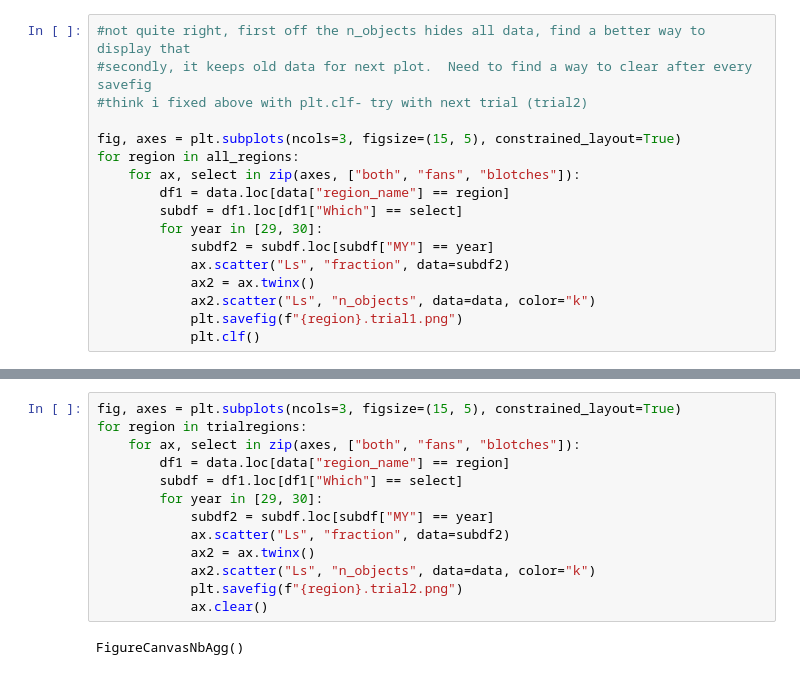
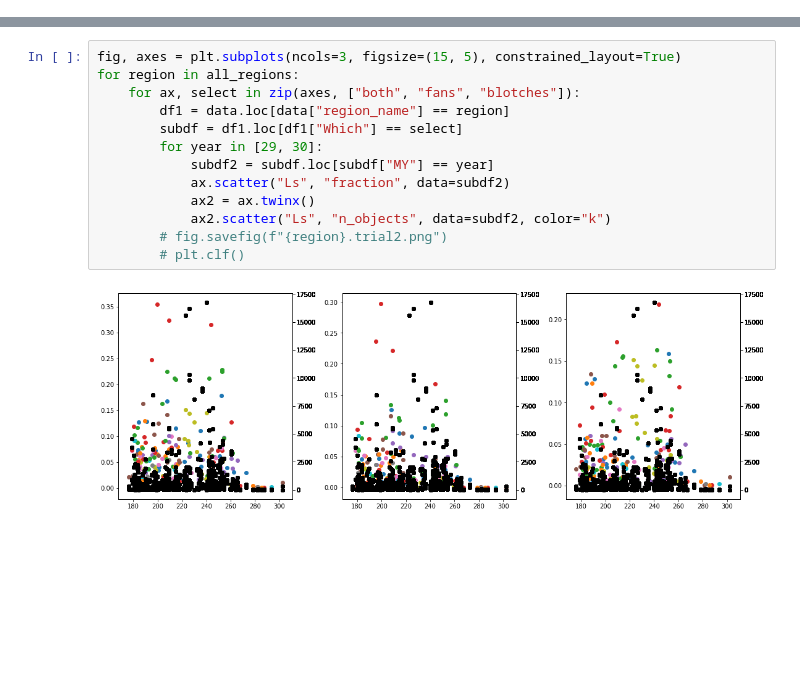
Before and after one commit to zalfalah/Honors, a Jupyter notebook: Plotting Fractional Coverage.ipynb, the cells around one changed output, grey strips where cells are left out. Cells and saved outputs as stored; diff of their text form; blank space fills up the shorter version.

```diff
--- a/Plotting Fractional Coverage.ipynb
+++ b/Plotting Fractional Coverage.ipynb
@@ -101,18 +104 @@ FigureCanvasNbAgg()
 [interactive output not drawn]
-# %%
-#not quite right, first off the n_objects hides all data, find a better way to display that
-#secondly, it keeps old data for next plot.  Need to find a way to clear after every savefig
-#think i fixed above with plt.clf- try with next trial (trial2)
-
-fig, axes = plt.subplots(ncols=3, figsize=(15, 5), constrained_layout=True)
-for region in all_regions:
-    for ax, select in zip(axes, ["both", "fans", "blotches"]):
-        df1 = data.loc[data["region_name"] == region]
-        subdf = df1.loc[df1["Which"] == select]
-        for year in [29, 30]:
-            subdf2 = subdf.loc[subdf["MY"] == year]
-            ax.scatter("Ls", "fraction", data=subdf2)
-            ax2 = ax.twinx()
-            ax2.scatter("Ls", "n_objects", data=data, color="k")
-            plt.savefig(f"{region}.trial1.png")
-            plt.clf()
@@ -127,17 +161,17 @@ trialregions
 [interactive output not drawn]
 # %%
 fig, axes = plt.subplots(ncols=3, figsize=(15, 5), constrained_layout=True)
-for region in trialregions:
+for region in all_regions:
     for ax, select in zip(axes, ["both", "fans", "blotches"]):
         df1 = data.loc[data["region_name"] == region]
         subdf = df1.loc[df1["Which"] == select]
         for year in [29, 30]:
             subdf2 = subdf.loc[subdf["MY"] == year]
             ax.scatter("Ls", "fraction", data=subdf2)
             ax2 = ax.twinx()
-            ax2.scatter("Ls", "n_objects", data=data, color="k")
-            plt.savefig(f"{region}.trial2.png")
-            ax.clear()
+            ax2.scatter("Ls", "n_objects", data=subdf2, color="k")
+        # fig.savefig(f"{region}.trial2.png")
+        # plt.clf()
 # %% [output]
-FigureCanvasNbAgg()
+[figure, added]
 [interactive output not drawn]
```
Also changed, not shown: parts of 7 cells of this notebook.
